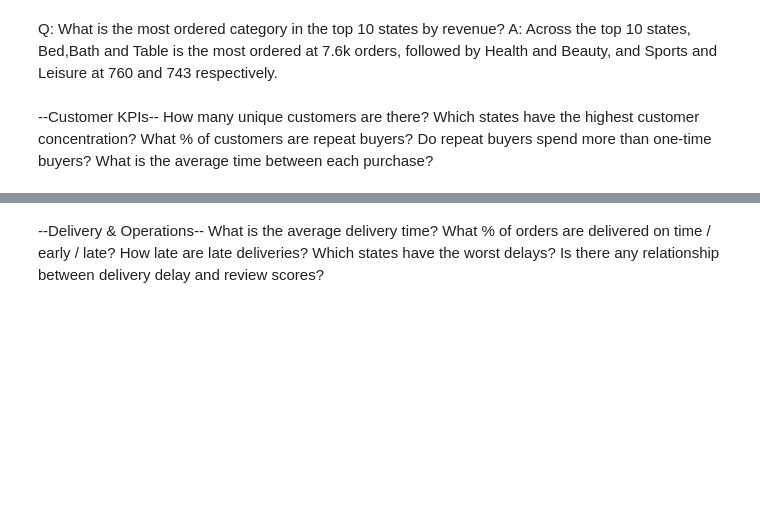
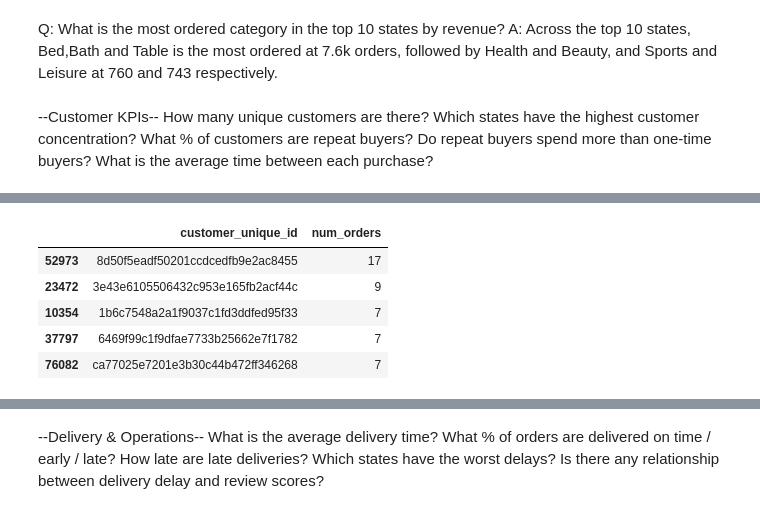
Before and after one commit to Scarl3tx/Ecommerce_Analysis, a Jupyter notebook: notebooks/analysis.ipynb, the cells around one changed output, grey strips where cells are left out. Saved outputs shown, nothing was run; the diff lists cells and outputs as text; code cells hidden in the pictures; blank space fills up the shorter version.

```diff
--- a/notebooks/analysis.ipynb
+++ b/notebooks/analysis.ipynb
@@ -420,0 +458,16 @@ What is the average time between each purchase?
+# %%
+orders_per_customer  = orders.merge(
+    customers[['customer_id','customer_unique_id']],
+    on='customer_id',
+    how='left'
+).groupby('customer_unique_id'
+          ).size().reset_index(name='num_orders')
+
+orders_per_customer.sort_values('num_orders', ascending=False).head()
+# %% [output]
+|  | customer_unique_id | num_orders |
+| 52973 | 8d50f5eadf50201ccdcedfb9e2ac8455 | 17 |
+| 23472 | 3e43e6105506432c953e165fb2acf44c | 9 |
+| 10354 | 1b6c7548a2a1f9037c1fd3ddfed95f33 | 7 |
+| 37797 | 6469f99c1f9dfae7733b25662e7f1782 | 7 |
+| 76082 | ca77025e7201e3b30c44b472ff346268 | 7 |
```
Also changed, not shown: parts of 15 cells of this notebook.
